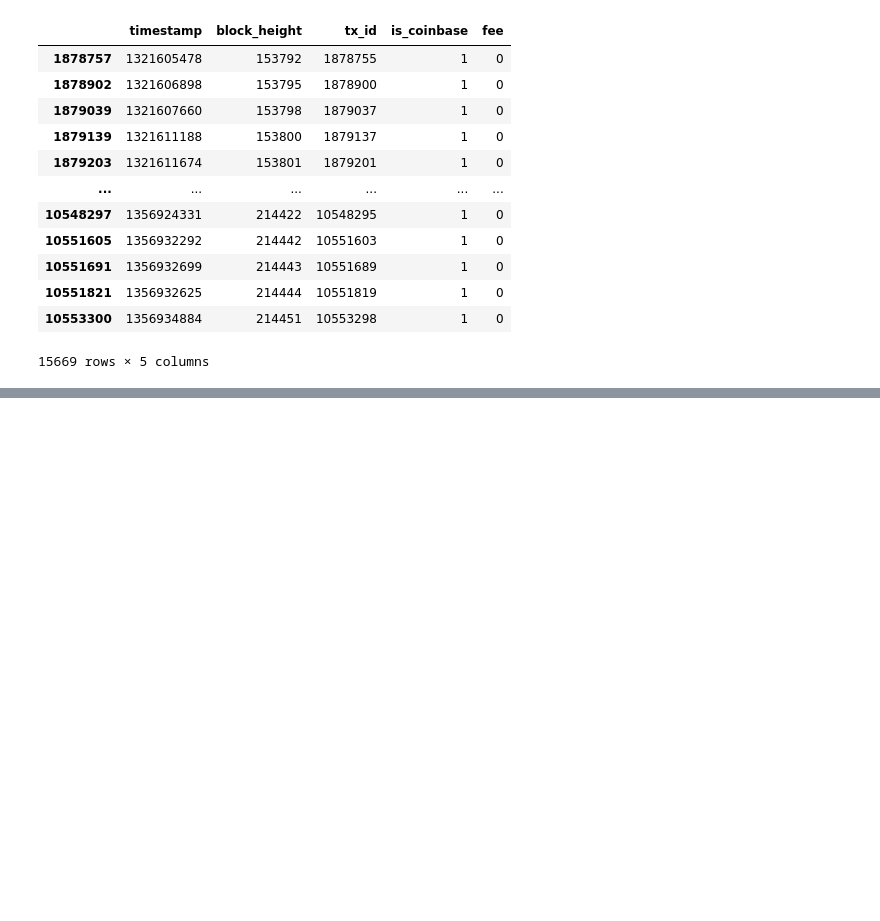
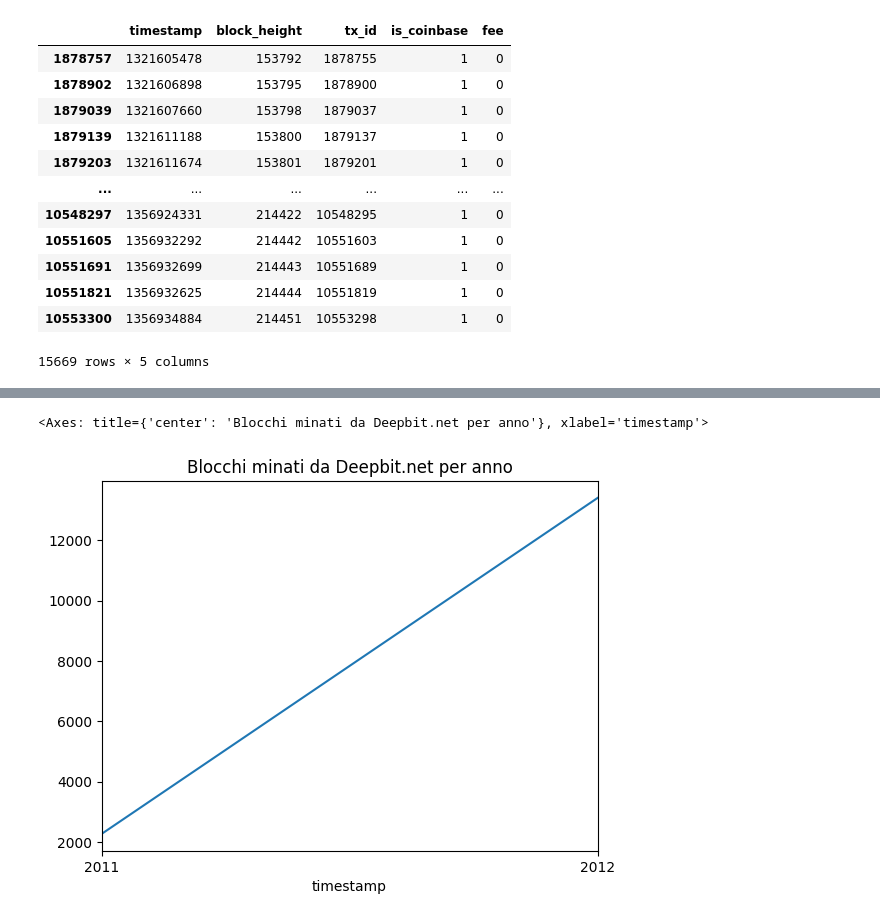
Before and after one commit to TaleWind28/Magician, a Jupyter notebook: Magician.ipynb, the cells around one changed output, grey strips where cells are left out. Drawn from its saved outputs; the diff is of its cells as text; code cells hidden in the pictures; blank space fills up the shorter version.

```diff
--- a/Magician.ipynb
+++ b/Magician.ipynb
@@ -295,0 +329,7 @@ display(coinbase_deepb)
+# %%
+# Numero di transazioni per mese
+yearly_counts = coinbase_deepb.resample('Y').size()
+yearly_counts.plot(title='Blocchi minati da Deepbit.net per anno')
+# %% [output]
+<Axes: title={'center': 'Blocchi minati da Deepbit.net per anno'}, xlabel='timestamp'>
+[figure, added]
```
Also changed, not shown: parts of 18 cells of this notebook.
